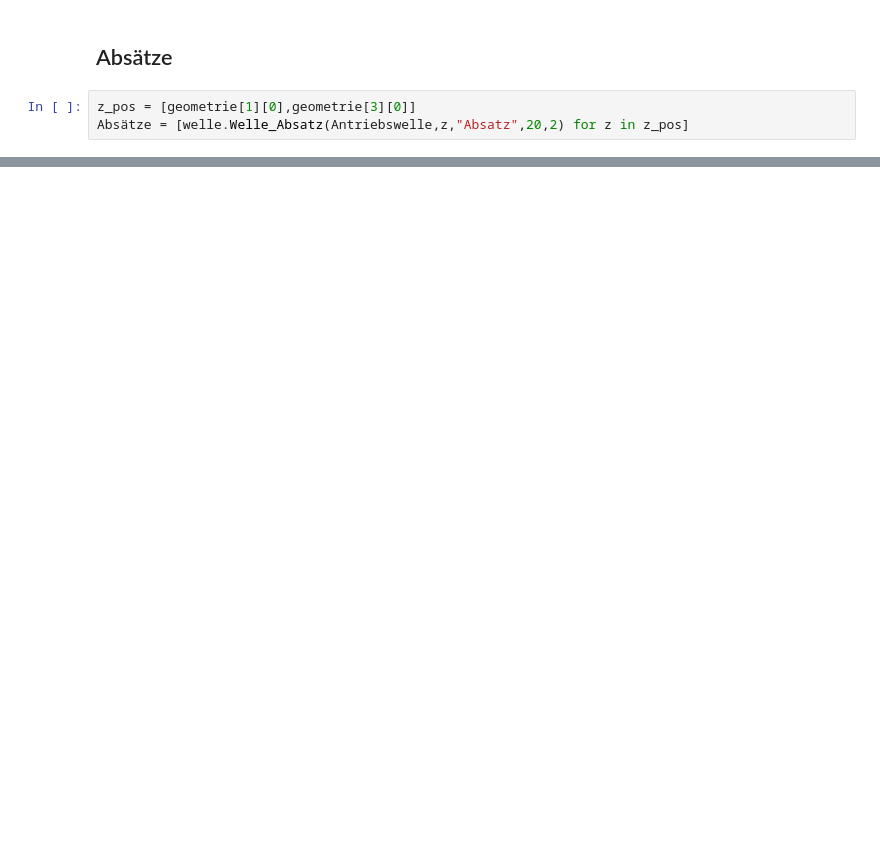
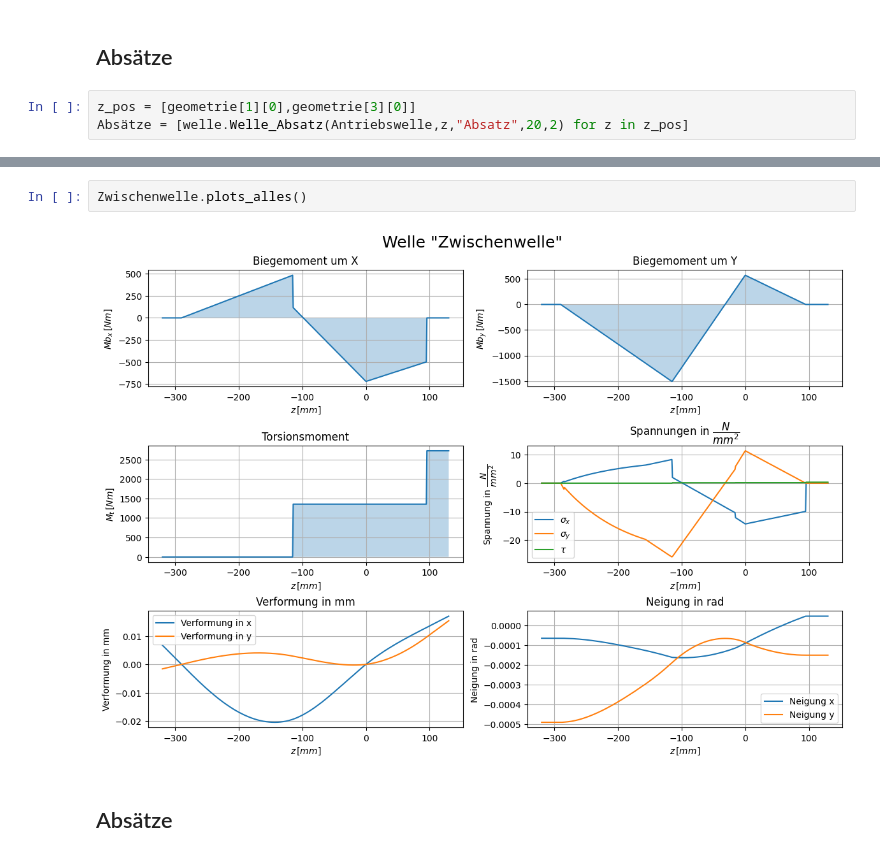
Before and after one commit to sydgtfzguhgfhtr/ME_Wellennachweis, a Jupyter notebook: Lager_und_Wellen.ipynb, the cells around one changed output, grey strips where cells are left out. Saved outputs shown, nothing was run; the diff lists cells and outputs as text; blank space fills up the shorter version.

```diff
--- a/Lager_und_Wellen.ipynb
+++ b/Lager_und_Wellen.ipynb
@@ -73,0 +213,6 @@ Absätze
+# %%
+Zwischenwelle.plots_alles()
+# %% [output]
+[figure, added]
+# %% [markdown]
+## Absätze
```
Also changed, not shown: parts of 43 cells of this notebook, 1 other file.
